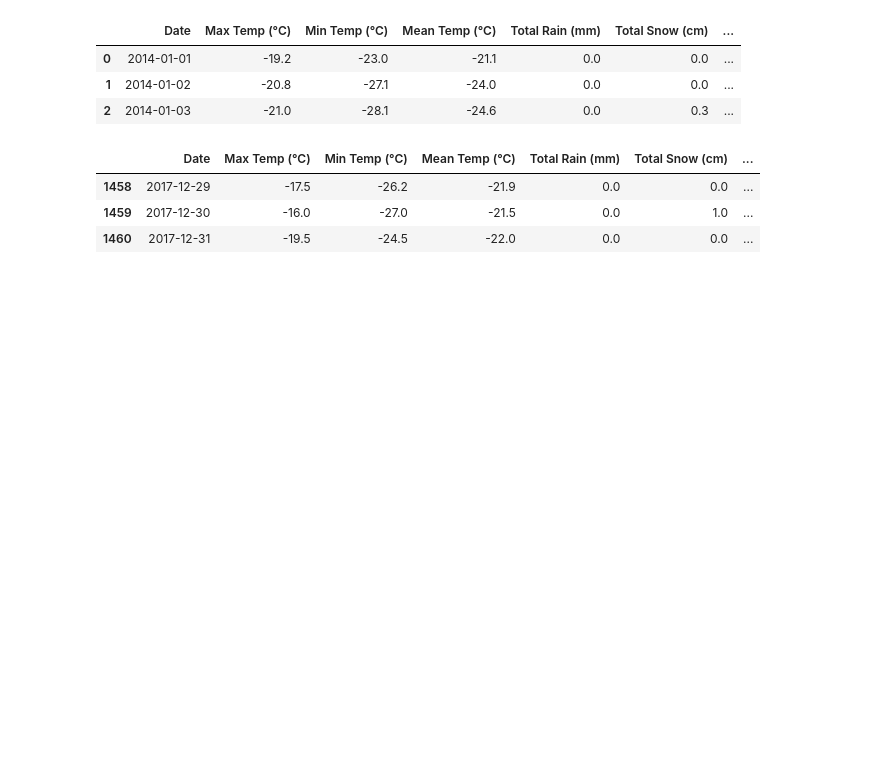
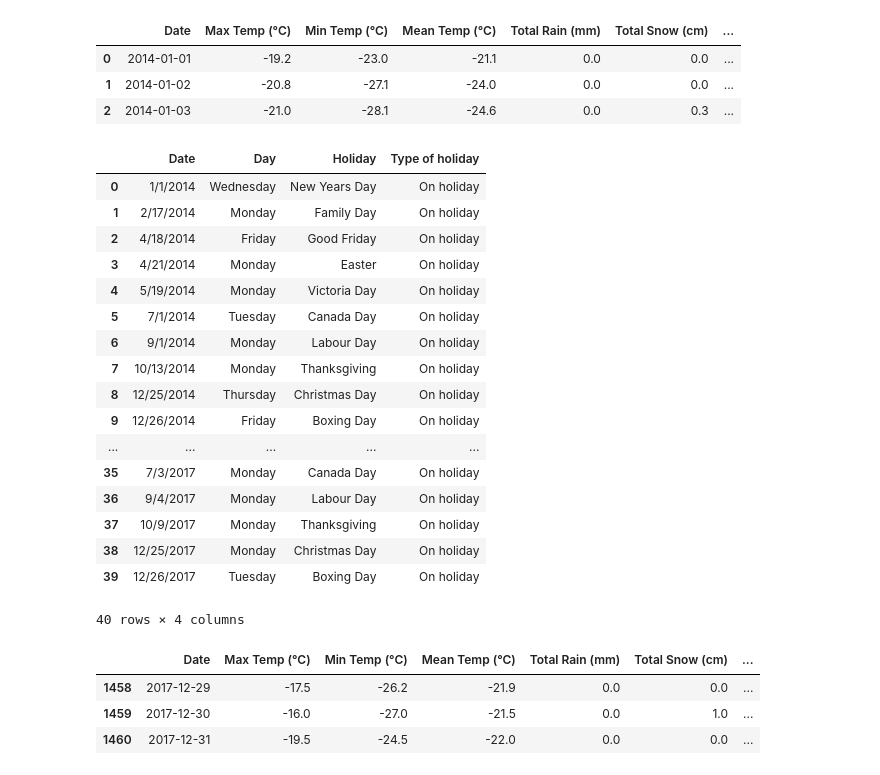
Before and after one commit to akiencore/collisionInOttawa2014to2017, a Jupyter notebook: HPIntegration_Analysis.ipynb, the cells around one changed output. Cells and saved outputs as stored; diff of their text form; code cells hidden in the pictures; blank space fills up the shorter version.

```diff
--- a/HPIntegration_Analysis.ipynb
+++ b/HPIntegration_Analysis.ipynb
@@ -127,6 +134,28 @@ wt1417.head(3)
 | 0 | 2014-01-01 | -19.2 | -23.0 | -21.1 | 0.0 | 0.0 | ... |
 | 1 | 2014-01-02 | -20.8 | -27.1 | -24.0 | 0.0 | 0.0 | ... |
 | 2 | 2014-01-03 | -21.0 | -28.1 | -24.6 | 0.0 | 0.3 | ... |
+# %%
+hd1417 = pd.read_csv('holiday1417.csv')
+hd1417
+# %% [output]
+|  | Date | Day | Holiday | Type of holiday |
+| 0 | 1/1/2014 | Wednesday | New Years Day | On holiday |
+| 1 | 2/17/2014 | Monday | Family Day | On holiday |
+| 2 | 4/18/2014 | Friday | Good Friday | On holiday |
+| 3 | 4/21/2014 | Monday | Easter | On holiday |
+| 4 | 5/19/2014 | Monday | Victoria Day | On holiday |
+| 5 | 7/1/2014 | Tuesday | Canada Day | On holiday |
+| 6 | 9/1/2014 | Monday | Labour Day | On holiday |
+| 7 | 10/13/2014 | Monday | Thanksgiving | On holiday |
+| 8 | 12/25/2014 | Thursday | Christmas Day | On holiday |
+| 9 | 12/26/2014 | Friday | Boxing Day | On holiday |
+| ... | ... | ... | ... | ... |
+| 35 | 7/3/2017 | Monday | Canada Day | On holiday |
+| 36 | 9/4/2017 | Monday | Labour Day | On holiday |
+| 37 | 10/9/2017 | Monday | Thanksgiving | On holiday |
+| 38 | 12/25/2017 | Monday | Christmas Day | On holiday |
+| 39 | 12/26/2017 | Tuesday | Boxing Day | On holiday |
+40 rows × 4 columns
 # %%
 wt1417.tail(3)
 # %% [output]
```
Also changed, not shown: parts of 21 cells of this notebook.
